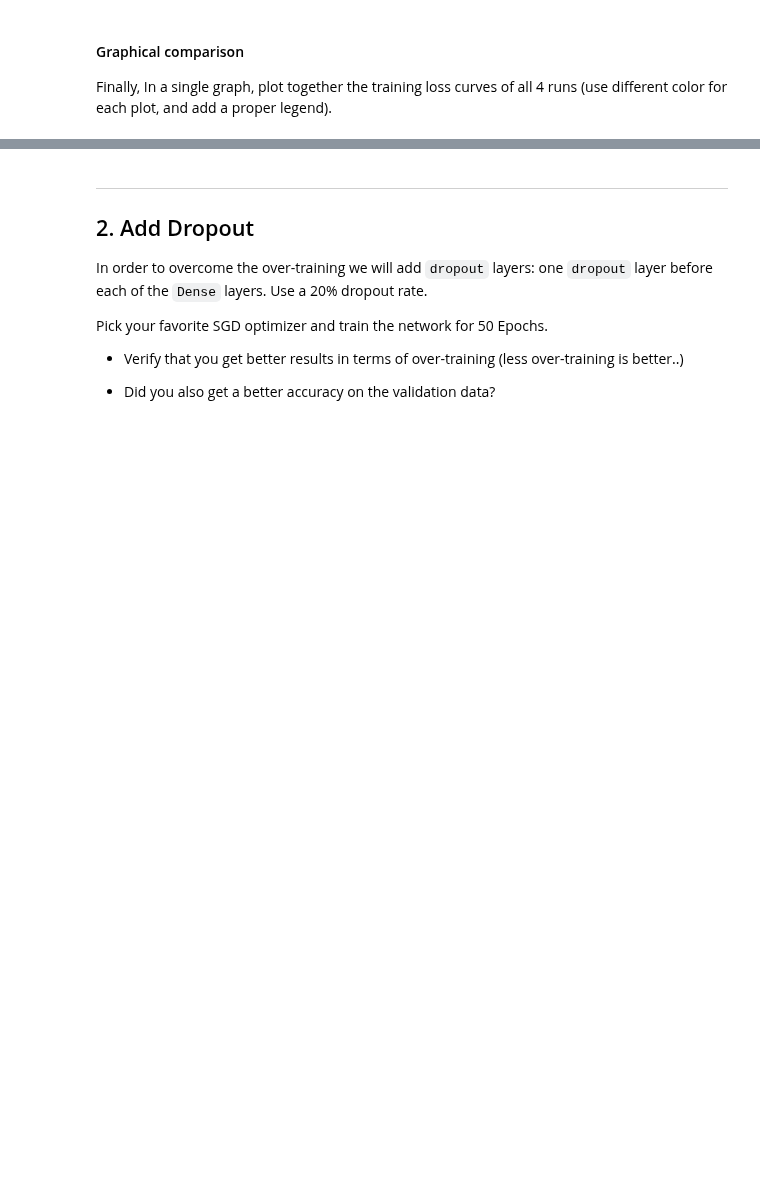
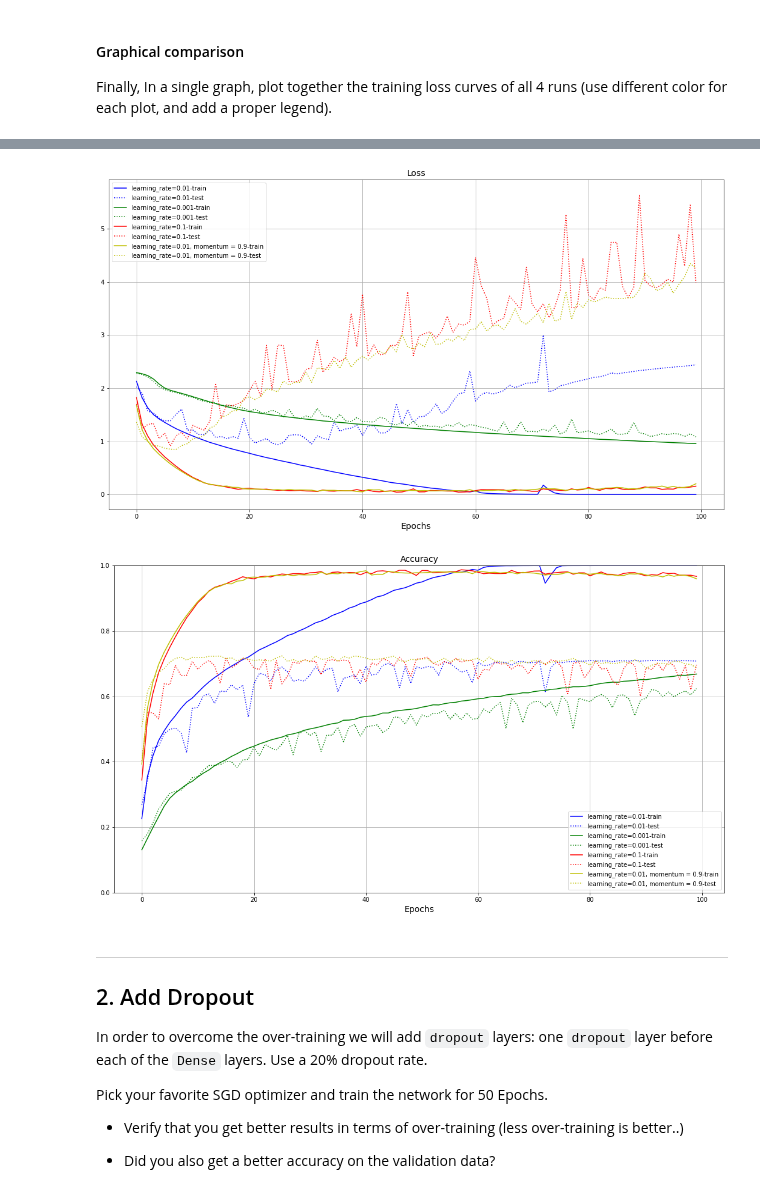
Before and after one commit to sergienko4/deep-learing, a Jupyter notebook: ex4.ipynb, the cells around one changed output, grey strips where cells are left out. Saved outputs shown, nothing was run; the diff lists cells and outputs as text; code cells hidden in the pictures; blank space fills up the shorter version.

```diff
--- a/ex4.ipynb
+++ b/ex4.ipynb
@@ -123,3 +225,33 @@ Finally, In a single graph, plot together the training loss curves of all 4 runs
+# %%
+loop = range(len(results))
+plt.figure(figsize=(40,10))
+plt.subplot(1,2,1)
+
+for i in loop:
+  item = results[i]
+  name = item['model_name']
+  plt.plot(item['history']['loss'],colors[i], label=f'{name}-train')
+  plt.plot(item['history']['val_loss'], f':{colors[i]}', label=f'{name}-test')
+  plt.title('Loss',fontsize=14)
+  plt.xlabel('Epochs',fontsize=14)
+plt.legend()
+plt.grid()
+
+plt.figure(figsize=(40,10))
+plt.subplot(1,2,2)
+for i in loop:
+  item = results[i]
+  name = item['model_name']
+  plt.plot(item['history']['accuracy'],colors[i], label=f'{name}-train')
+  plt.plot(item['history']['val_accuracy'],f':{colors[i]}', label=f'{name}-test')
+  plt.ylim([0, 1])
+  plt.title('Accuracy',fontsize=14)
+  plt.xlabel('Epochs',fontsize=14)
+plt.legend()
+plt.grid()
+# %% [output]
+[figure, added]
+[figure, added]
 # %% [markdown]
 ---
 ## 2. Add Dropout
```
Also changed, not shown: parts of 19 cells of this notebook.
